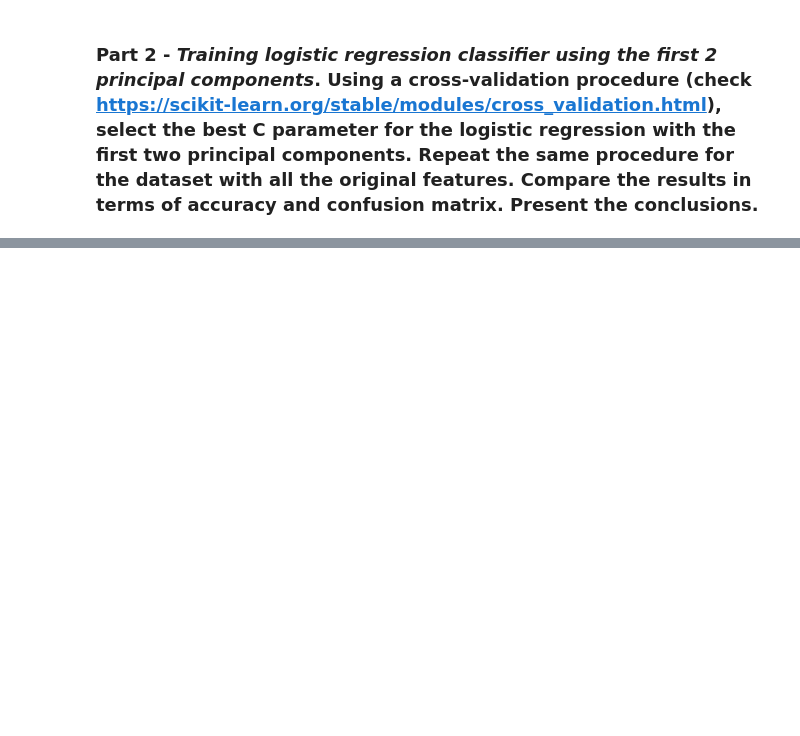
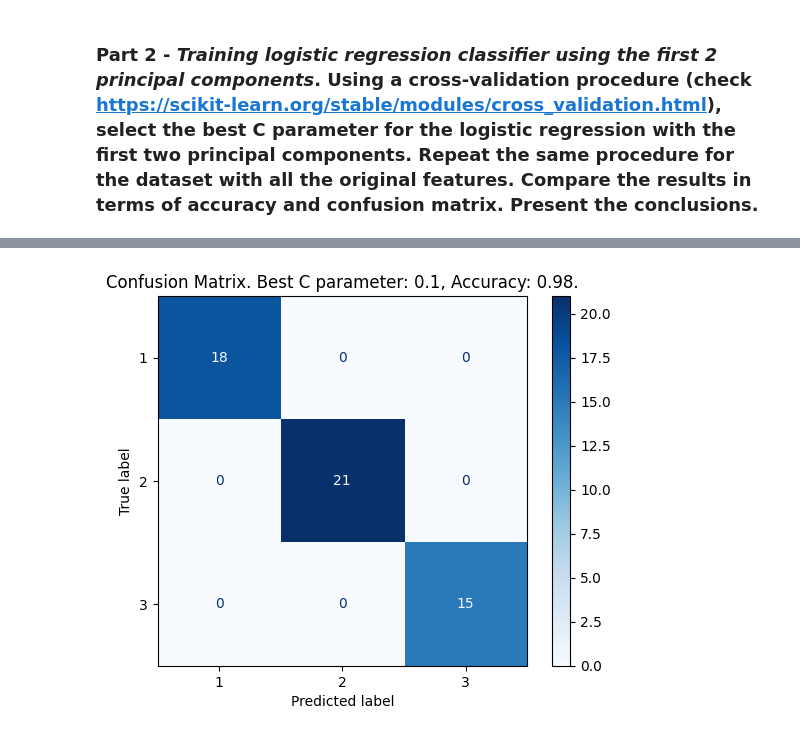
Before and after one commit to jaymedq/deep-learning, a Jupyter notebook: Assignment2.ipynb, the cells around one changed output, grey strips where cells are left out. Cells and saved outputs as stored; diff of their text form; code cells hidden in the pictures; blank space fills up the shorter version.

```diff
--- a/Assignment2.ipynb
+++ b/Assignment2.ipynb
@@ -87,0 +115,29 @@ ValueError: 'c' argument must be a color, a sequence of colors, or a sequence of
+# %%
+from sklearn.linear_model import LogisticRegression
+from sklearn.model_selection import cross_val_score
+from sklearn.metrics import ConfusionMatrixDisplay
+
+# Use cross-validation to select the best C parameter for logistic regression
+c_values = [0.001, 0.01, 0.1, 1, 10, 100]
+best_accuracy_all = 0
+best_C_all = 0
+
+for C in c_values:
+    lr_all = LogisticRegression(C=C)
+    scores = cross_val_score(lr_all, X_train_std, y_train, cv=5)
+    accuracy = np.mean(scores)
+
+    if accuracy > best_accuracy_all:
+        best_accuracy_all = accuracy
+        best_C_all = C
+
+# Train a logistic regression model with the best C parameter using the entire dataset
+lr_all = LogisticRegression(C=best_C_all)
+lr_all.fit(X_train_std, y_train)
+
+# Plot the confusion matrix for the test data
+ConfusionMatrixDisplay.from_estimator(lr_all, X_test_std, y_test, cmap='Blues')
+plt.title(f'Confusion Matrix. Best C parameter: {best_C_all}, Accuracy: {best_accuracy_all:.2f}.')
+plt.show()
+# %% [output]
+[figure, added]
```
Also changed, not shown: parts of 2 cells of this notebook, 1 other file.
